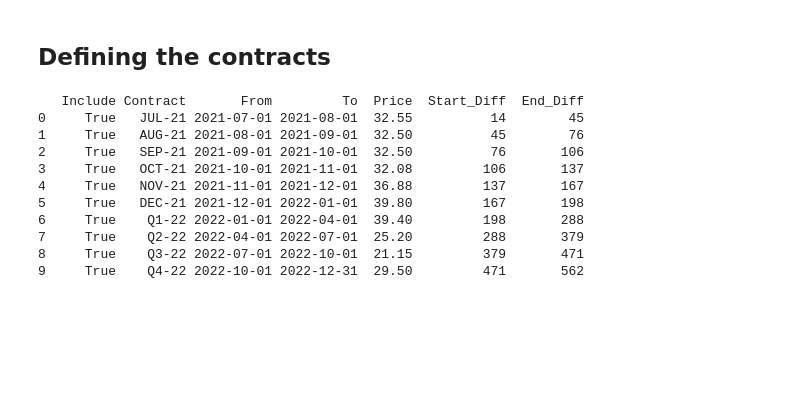
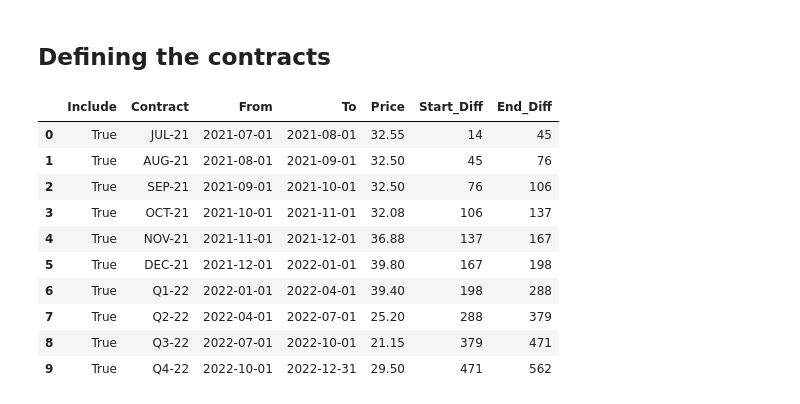
Before and after one commit to bmyksvoll/curves, a Jupyter notebook: example-overlap.ipynb, the cells around one changed output. Saved outputs shown, nothing was run; the diff lists cells and outputs as text; code cells hidden in the pictures; blank space fills up the shorter version.

```diff
--- a/example-overlap.ipynb
+++ b/example-overlap.ipynb
@@ -15,45 +15,45 @@ The autoreload extension is already loaded. To reload it, use:
 # %%
 import pandas as pd
 
 
 trade_date = pd.to_datetime('2021-06-17')
 
 # Data from etrm R package by Anders Sleire
 # Data in the same structure as the R data.frame
 # tdate <- as.Date("2021-06-17")
 data = {
     'Include': [True, True, True, True, True, True, True, True, True, True],
     'Contract': ["JUL-21", "AUG-21", "SEP-21", "OCT-21", "NOV-21", "DEC-21", "Q1-22", "Q2-22", "Q3-22", "Q4-22"],
     'From': ["2021-07-01", "2021-08-01", "2021-09-01", "2021-10-01", "2021-11-01", "2021-12-01", "2022-01-01", "2022-04-01", "2022-07-01", "2022-10-01"],
     'To': ["2021-08-01", "2021-09-01", "2021-10-01", "2021-11-01", "2021-12-01", "2022-01-01", "2022-04-01", "2022-07-01", "2022-10-01", "2022-12-31"],
     'Price': [32.55, 32.5, 32.5, 32.08, 36.88, 39.8, 39.4, 25.2, 21.15, 29.5],
 }
 
 # Create pandas DataFrame
 df = pd.DataFrame(data)
 
 # Convert 'From' and 'To' columns to datetime
 df['From'] = pd.to_datetime(df['From'])
 df['To'] = pd.to_datetime(df['To'])
 
 # Calculate relative differences
 df['Start_Diff'] = (df['From'] - trade_date).dt.days
 df['End_Diff'] = (df['To'] - trade_date).dt.days
 
 # Display the DataFrame
-print(df)
+df
 # %% [output]
-   Include Contract       From         To  Price  Start_Diff  End_Diff
-0     True   JUL-21 2021-07-01 2021-08-01  32.55          14        45
-1     True   AUG-21 2021-08-01 2021-09-01  32.50          45        76
-2     True   SEP-21 2021-09-01 2021-10-01  32.50          76       106
-3     True   OCT-21 2021-10-01 2021-11-01  32.08         106       137
-4     True   NOV-21 2021-11-01 2021-12-01  36.88         137       167
-5     True   DEC-21 2021-12-01 2022-01-01  39.80         167       198
-6     True    Q1-22 2022-01-01 2022-04-01  39.40         198       288
-7     True    Q2-22 2022-04-01 2022-07-01  25.20         288       379
-8     True    Q3-22 2022-07-01 2022-10-01  21.15         379       471
-9     True    Q4-22 2022-10-01 2022-12-31  29.50         471       562
+|  | Include | Contract | From | To | Price | Start_Diff | End_Diff |
+| 0 | True | JUL-21 | 2021-07-01 | 2021-08-01 | 32.55 | 14 | 45 |
+| 1 | True | AUG-21 | 2021-08-01 | 2021-09-01 | 32.50 | 45 | 76 |
+| 2 | True | SEP-21 | 2021-09-01 | 2021-10-01 | 32.50 | 76 | 106 |
+| 3 | True | OCT-21 | 2021-10-01 | 2021-11-01 | 32.08 | 106 | 137 |
+| 4 | True | NOV-21 | 2021-11-01 | 2021-12-01 | 36.88 | 137 | 167 |
+| 5 | True | DEC-21 | 2021-12-01 | 2022-01-01 | 39.80 | 167 | 198 |
+| 6 | True | Q1-22 | 2022-01-01 | 2022-04-01 | 39.40 | 198 | 288 |
+| 7 | True | Q2-22 | 2022-04-01 | 2022-07-01 | 25.20 | 288 | 379 |
+| 8 | True | Q3-22 | 2022-07-01 | 2022-10-01 | 21.15 | 379 | 471 |
+| 9 | True | Q4-22 | 2022-10-01 | 2022-12-31 | 29.50 | 471 | 562 |
 # %%
 from curves import plot, builder
 taus = (df[['Start_Diff', 'End_Diff']].values/365).tolist()
```
Also changed, not shown: parts of 6 cells of this notebook.
